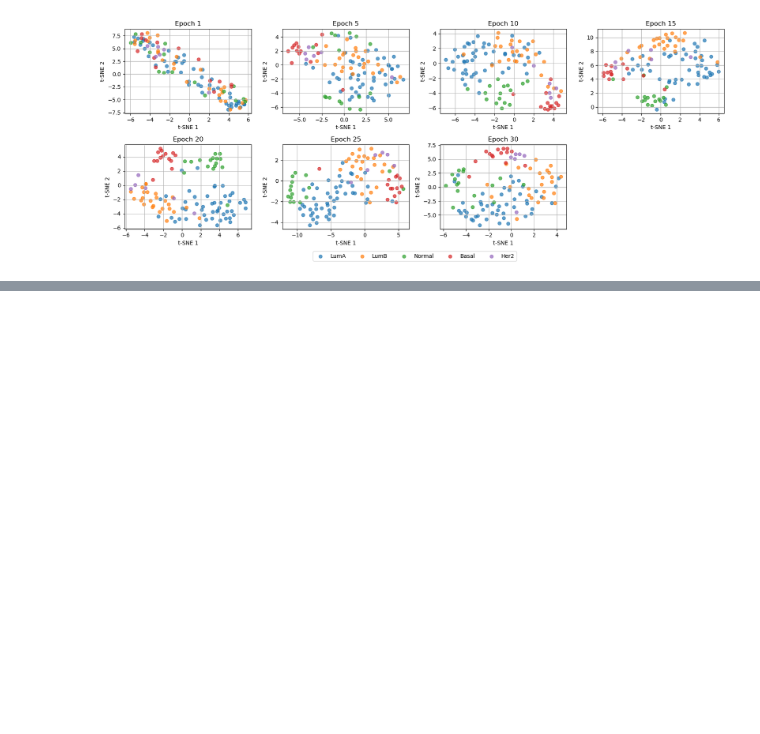
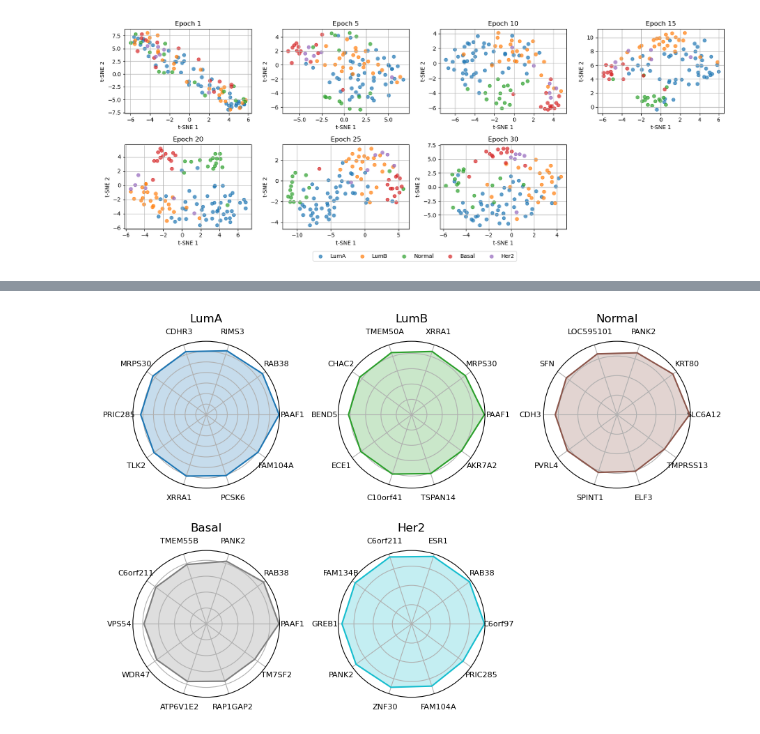
Before and after one commit to whzemuch/Breast_Cancer_Subtype_Prediction, a Jupyter notebook: Test_Trainer_callback.ipynb, the cells around one changed output, grey strips where cells are left out. Drawn from its saved outputs; the diff is of its cells as text; code cells hidden in the pictures; blank space fills up the shorter version.

```diff
--- a/Test_Trainer_callback.ipynb
+++ b/Test_Trainer_callback.ipynb
@@ -860,0 +888,17 @@ plt.show()
+# %%
+from utils.interpretability import compute_average_saliency_by_class, plot_saliency_radar
+import pandas as pd
+# 1. Your trained model and test dataloader
+
+multiomics_model.eval()
+device = 'cuda' if torch.cuda.is_available() else 'cpu'
+multiomics_model.to(device)
+
+# 2. Compute average saliency for RNA modality
+saliency_by_class = compute_average_saliency_by_class(
+    model=multiomics_model,
+    dataloader=dataloaders['test'],
+    modality_key='rna',           # or 'mirna', 'methyl'
+    max_per_class=50,
+    device=device
+)
@@ -860,0 +1023,12 @@ plt.show()
+# %%
+# Check the most
+
+plot_saliency_radar(
+    class_saliency=saliency_by_class,
+    top_n=10,  # or 15
+    gene_names=[gene.split("|")[0] for gene in gene_names],
+    id_to_type={v:k for k, v in class_map.item().items()},
+    ncol=3, figsize=(10, 10)
+)
+# %% [output]
+[figure, added]
```
Also changed, not shown: parts of 10 cells of this notebook, 7 other files.
